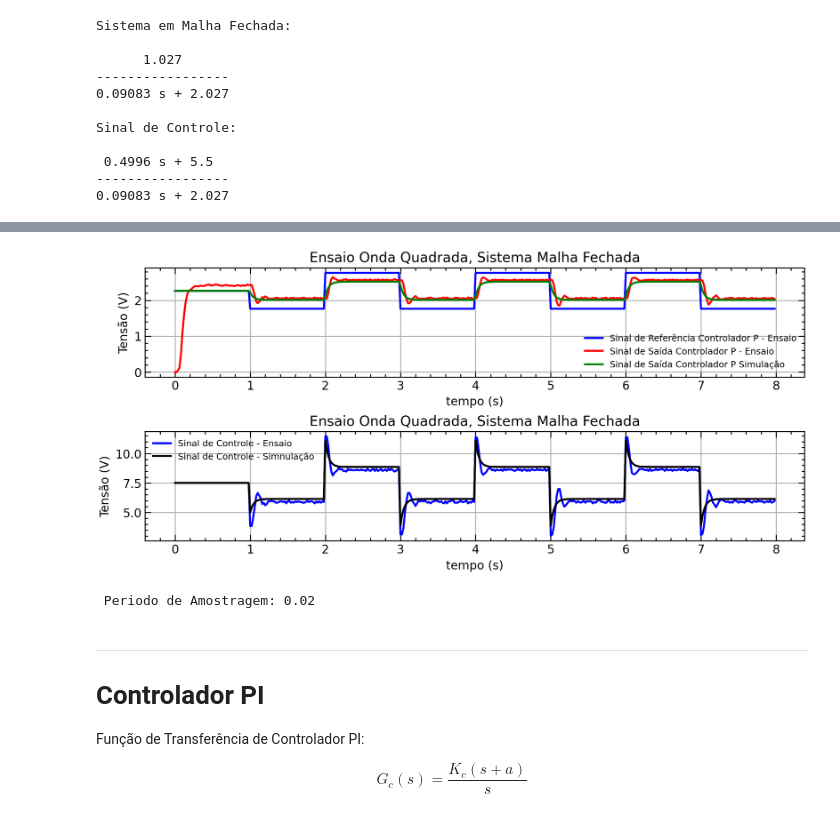
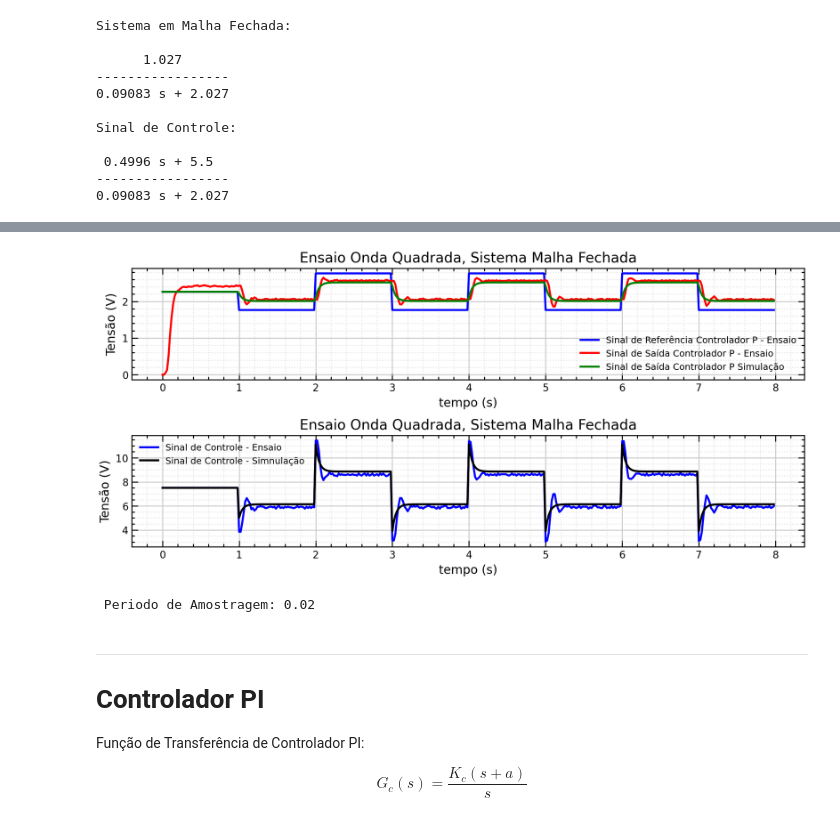
Before and after one commit to Oseiasdfarias/lab_control, a Jupyter notebook: implementacao_controladores_p_pi/Relatorio_3_Implementação_Controlador_P_e_PI.ipynb, the cells around one changed output, grey strips where cells are left out. Drawn from its saved outputs; the diff is of its cells as text; code cells hidden in the pictures.

```diff
--- a/implementacao_controladores_p_pi/Relatorio_3_Implementação_Controlador_P_e_PI.ipynb
+++ b/implementacao_controladores_p_pi/Relatorio_3_Implementação_Controlador_P_e_PI.ipynb
@@ -184,8 +139,8 @@ import scienceplots
 %config InlineBackend.figure_format='retina'
 plt.style.use(["science", "notebook"])
 
-plt.rc('xtick', labelsize=12)
-plt.rc('ytick', labelsize=12)
+plt.rc('xtick', labelsize=10)
+plt.rc('ytick', labelsize=10)
 # %% [markdown]
 ### Dados em Malha Aberta
 # %%
@@ -302,36 +266,42 @@ plt.figure(figsize=(12, 5))
 plt.subplot(211)
 plt.plot(tempo_controle_p, referencia_offeset_controlador_p,
          c='b', label="Sinal de Referência Controlador P - Ensaio")
 plt.plot(tempo_controle_p, sinal_saida_controlador_p,
          c='r', label= "Sinal de Saída Controlador P - Ensaio")
 plt.plot(tempo_controle_p, y_malha_fechada + 2.266,
          c='g', label="Sinal de Saída Controlador P Simulação")
 
 plt. title('Ensaio Onda Quadrada, Sistema Malha Fechada', fontsize=14)
 plt.ylabel('Tensão (V)', fontsize=12)
 plt.xlabel('tempo (s)', fontsize=12)
 plt.legend(fontsize=9)
-plt.grid()
+
+plt.grid(which='both')
+plt.grid(which='major', color='#CCCCCC', linestyle='-', alpha=1)
+plt.grid(which='minor', color='#CCCCCC', linestyle=':', alpha=0.5)
 
 plt.subplot(212)
 plt.plot(tempo_controle_p, sinal_controle_controlador_p,
          c = 'b', label = "Sinal de Controle - Ensaio")
 plt.plot(tempo_controle_p, sinal_controle + 7.5,
          c = 'black', label = "Sinal de Controle - Simnulação")
 
 plt. title('Ensaio Onda Quadrada, Sistema Malha Fechada', fontsize=14)
 plt.ylabel('Tensão (V)', fontsize=12)
 plt.xlabel('tempo (s)', fontsize=12)
 plt.legend(fontsize=9)
-plt.grid()
+
+plt.grid(which='both')
+plt.grid(which='major', color='#CCCCCC', linestyle='-', alpha=1)
+plt.grid(which='minor', color='#CCCCCC', linestyle=':', alpha=0.5)
 
 plt.subplots_adjust(hspace=0.5)
 plt.show()
 
 Ts = 0.02
 print('\n','Periodo de Amostragem:', Ts)
 # %% [output]
-[figure, old version]
+[figure, new version]
  Periodo de Amostragem: 0.02
 # %% [markdown]
 ---
```
Also changed, not shown: parts of 11 cells of this notebook.
